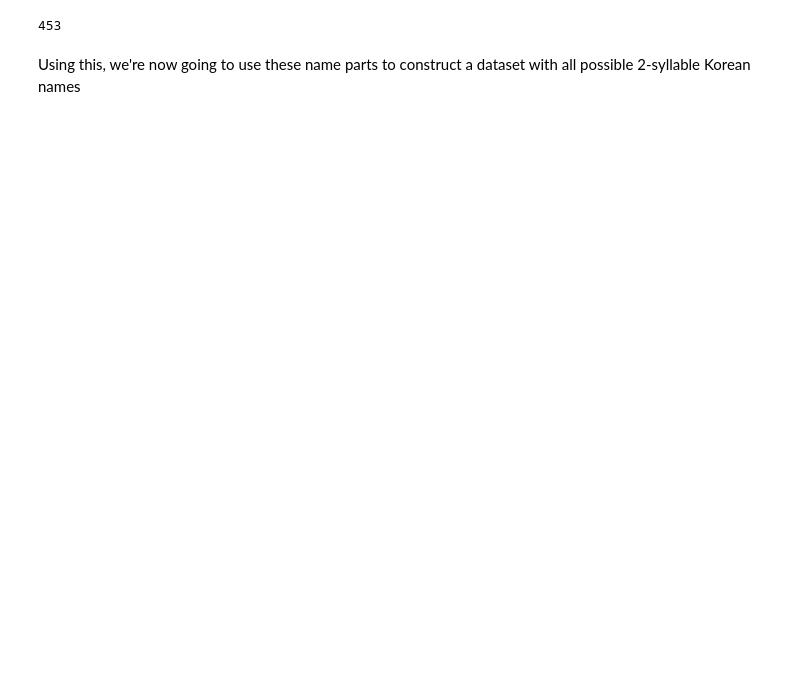
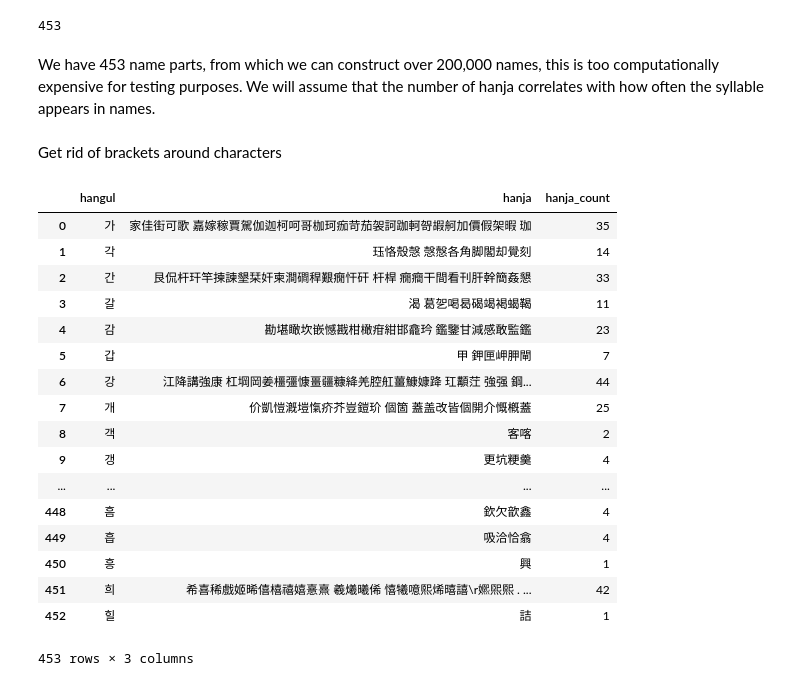
Before and after one commit to L-brierton/Korean-Name-Analysis, a Jupyter notebook: Korean Name Ver 2.ipynb, the cells around one changed output. Saved outputs shown, nothing was run; the diff lists cells and outputs as text; code cells hidden in the pictures; blank space fills up the shorter version.

```diff
--- a/Korean Name Ver 2.ipynb
+++ b/Korean Name Ver 2.ipynb
@@ -235,4 +220,31 @@ len(df_name_parts)
 # %% [output]
 453
-# %% [markdown]
-Using this, we're now going to use these name parts to construct a dataset with all possible 2-syllable Korean names
+# %% [markdown]
+We have 453 name parts, from which we can construct over 200,000 names, this is too computationally expensive for testing purposes. We will assume that the number of hanja correlates with how often the syllable appears in names.
+# %% [markdown]
+Get rid of brackets around characters
+# %%
+df_hanja = df_hanja.replace('\(', '', regex=True)
+df_hanja = df_hanja.replace('\)', '', regex=True)
+# %%
+df_hanja['hanja_count'] = df_hanja['hanja'].apply(len)
+df_hanja
+# %% [output]
+|  | hangul | hanja | hanja_count |
+| 0 | 가 | 家佳街可歌 嘉嫁稼賈駕伽迦柯呵哥枷珂痂苛茄袈訶跏軻哿嘏舸加價假架暇 珈 | 35 |
+| 1 | 각 | 珏恪殼愨 愨慤各角脚閣却覺刻 | 14 |
+| 2 | 간 | 艮侃杆玕竿揀諫墾栞奸柬澗磵稈艱癇忓矸 杆桿 癇癎干間看刊肝幹簡姦懇 | 33 |
+| 3 | 갈 | 渴 葛乫喝曷碣竭褐蝎鞨 | 11 |
+| 4 | 감 | 勘堪瞰坎嵌憾戡柑橄疳紺邯龕玪 鑑鑒甘減感敢監鑑 | 23 |
+| 5 | 갑 | 甲 鉀匣岬胛閘 | 7 |
+| 6 | 강 | 江降講強康 杠堈岡姜橿彊慷畺疆糠絳羌腔舡薑鱇嫝跭 玒顜茳 強强 鋼... | 44 |
+| 7 | 개 | 价凱愷漑塏愾疥芥豈鎧玠 個箇 蓋盖改皆個開介慨槪蓋 | 25 |
+| 8 | 객 | 客喀 | 2 |
+| 9 | 갱 | 更坑粳羹 | 4 |
+| ... | ... | ... | ... |
+| 448 | 흠 | 欽欠歆鑫 | 4 |
+| 449 | 흡 | 吸洽恰翕 | 4 |
+| 450 | 흥 | 興 | 1 |
+| 451 | 희 | 希喜稀戲姬晞僖橲禧嬉憙熹 羲爔曦俙 憘犧噫熙烯暿譆\r㜯煕熙 . ... | 42 |
+| 452 | 힐 | 詰 | 1 |
+453 rows × 3 columns
```
Also changed, not shown: parts of 24 cells of this notebook.
